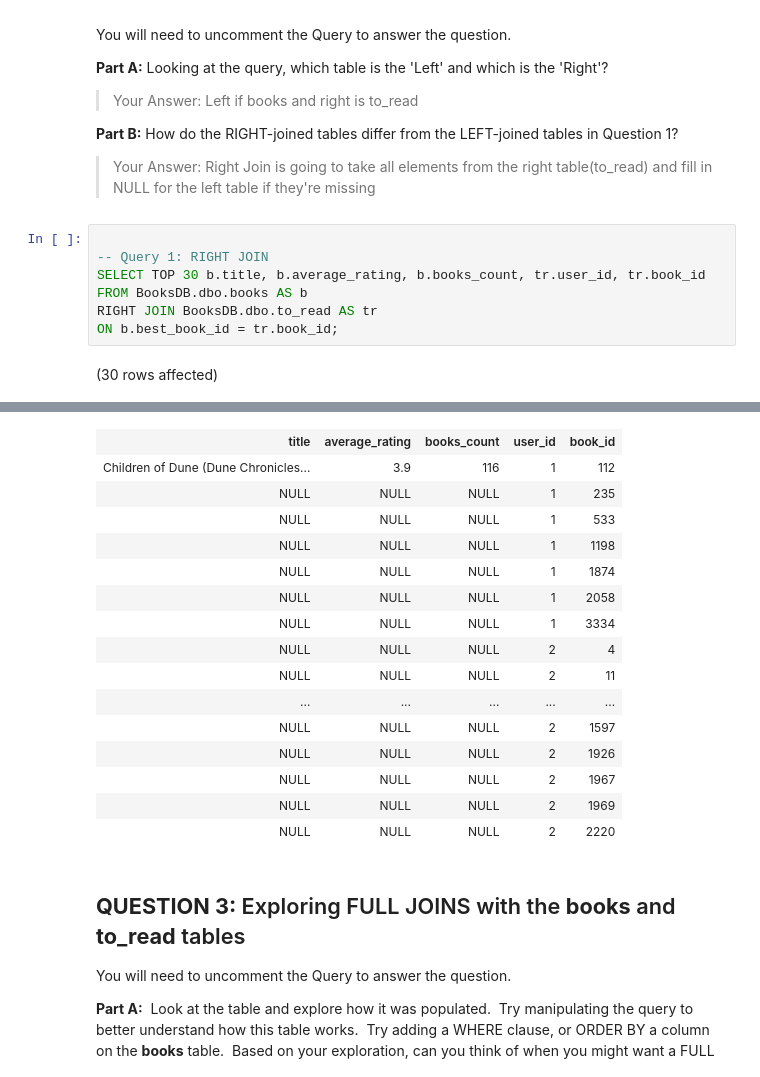
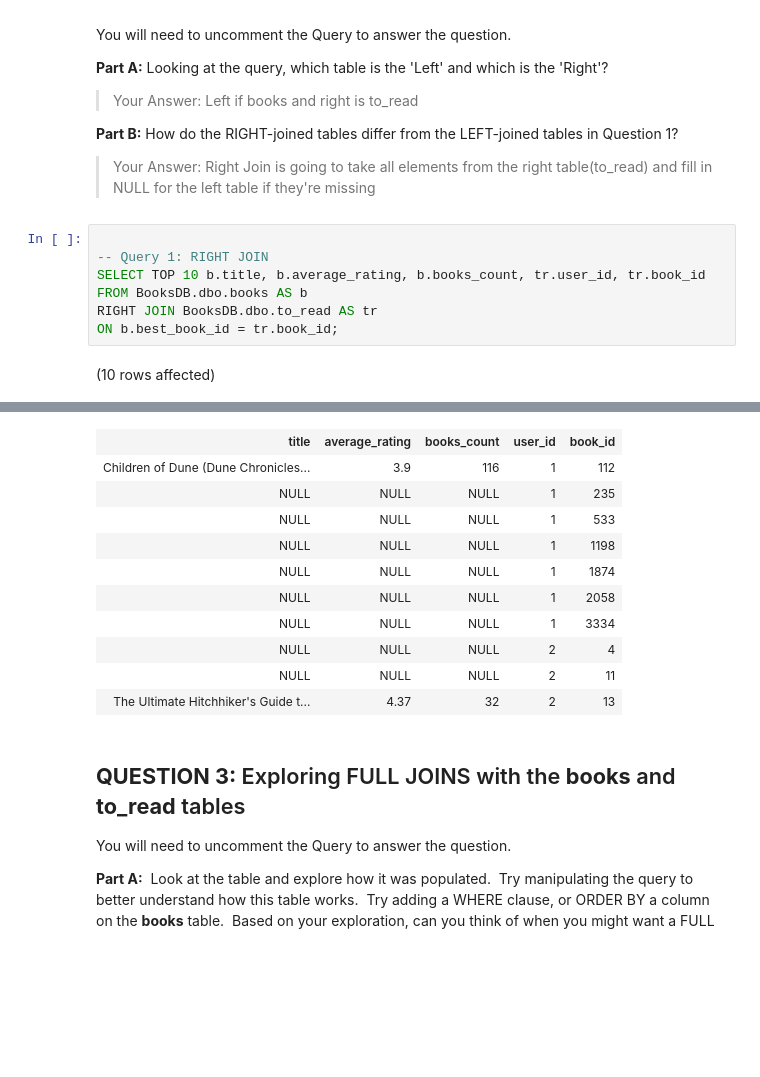
Before and after one commit to odelmas-sci/SQL-Part-3-Exercises, a Jupyter notebook: Notebook-1.ipynb, the cells around one changed output, grey strips where cells are left out. Drawn from its saved outputs; the diff is of its cells as text; blank space fills up the shorter version.

```diff
--- a/Notebook-1.ipynb
+++ b/Notebook-1.ipynb
@@ -91,9 +81,9 @@ You will need to uncomment the Query to answer the question.
 # %%
 
 -- Query 1: RIGHT JOIN
-SELECT TOP 30 b.title, b.average_rating, b.books_count, tr.user_id, tr.book_id
+SELECT TOP 10 b.title, b.average_rating, b.books_count, tr.user_id, tr.book_id
 FROM BooksDB.dbo.books AS b
 RIGHT JOIN BooksDB.dbo.to_read AS tr
 ON b.best_book_id = tr.book_id;
 # %% [output]
-(30 rows affected)
+(10 rows affected)
@@ -101,19 +91,14 @@ Total execution time: 00:00:00.130
 | title | average_rating | books_count | user_id | book_id |
 | Children of Dune (Dune Chronicles... | 3.9 | 116 | 1 | 112 |
 | NULL | NULL | NULL | 1 | 235 |
 | NULL | NULL | NULL | 1 | 533 |
 | NULL | NULL | NULL | 1 | 1198 |
 | NULL | NULL | NULL | 1 | 1874 |
 | NULL | NULL | NULL | 1 | 2058 |
 | NULL | NULL | NULL | 1 | 3334 |
 | NULL | NULL | NULL | 2 | 4 |
 | NULL | NULL | NULL | 2 | 11 |
-| ... | ... | ... | ... | ... |
-| NULL | NULL | NULL | 2 | 1597 |
-| NULL | NULL | NULL | 2 | 1926 |
-| NULL | NULL | NULL | 2 | 1967 |
-| NULL | NULL | NULL | 2 | 1969 |
-| NULL | NULL | NULL | 2 | 2220 |
+| The Ultimate Hitchhiker's Guide t... | 4.37 | 32 | 2 | 13 |
 # %% [markdown]
 ## **QUESTION 3:** Exploring FULL JOINS with the **books** and **to\_read** tables
 
```
Also changed, not shown: parts of 7 cells of this notebook.
